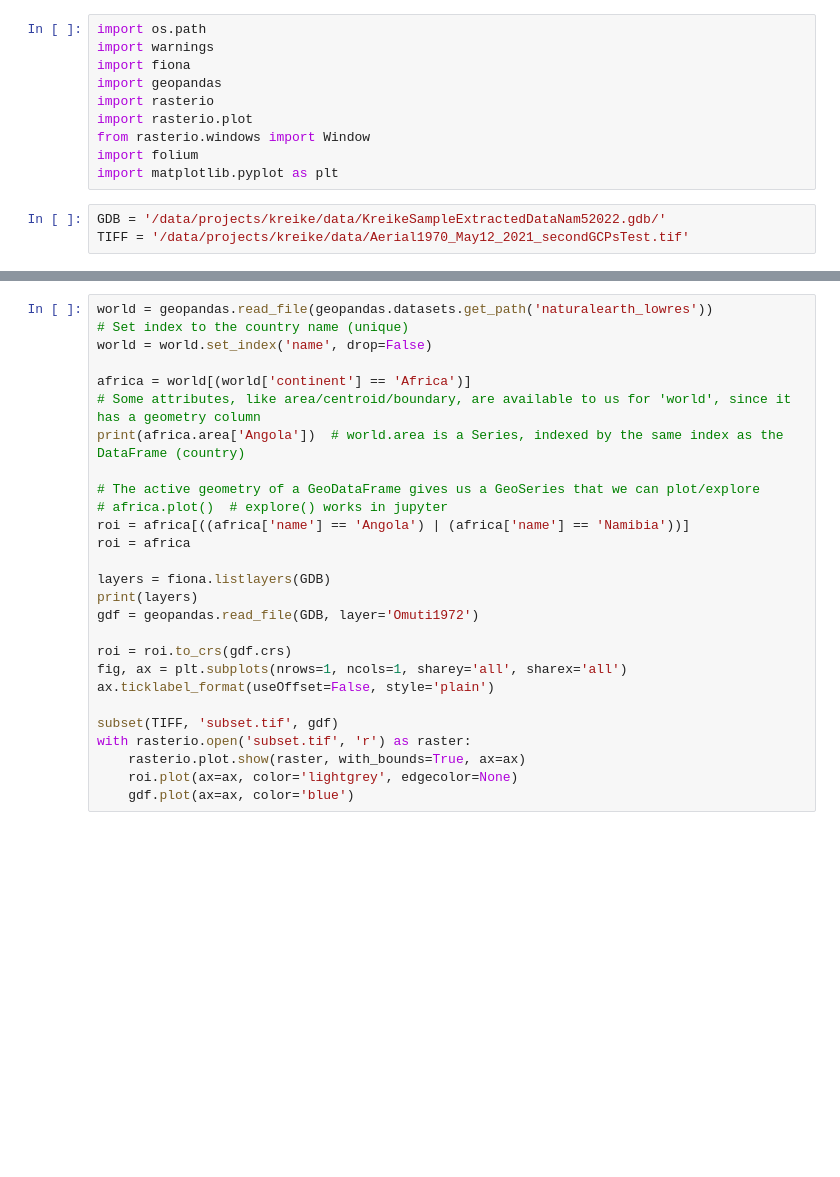
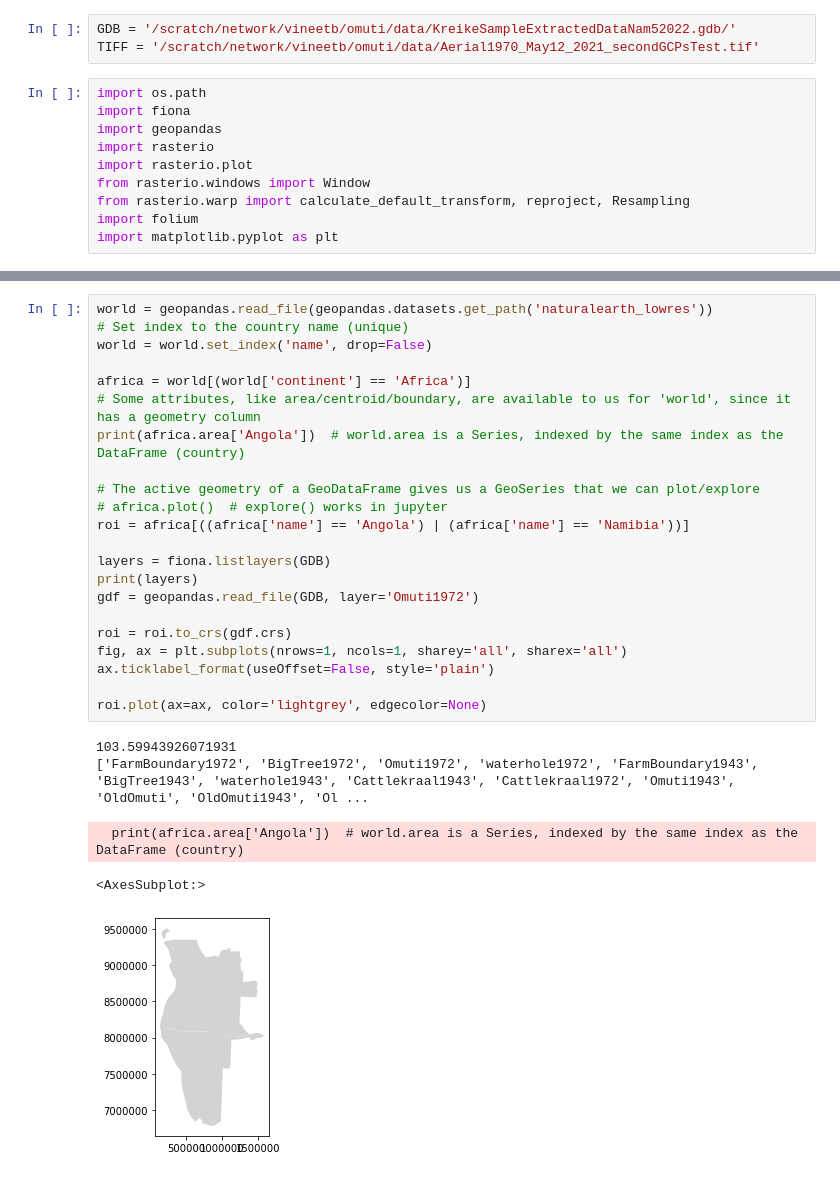
Before and after one commit to vineetbansal/omuti, a Jupyter notebook: notebooks/Demo.ipynb, the cells around one changed output, grey strips where cells are left out. Saved outputs shown, nothing was run; the diff lists cells and outputs as text; blank space fills up the shorter version.

```diff
--- a/notebooks/Demo.ipynb
+++ b/notebooks/Demo.ipynb
@@ -1,14 +1,14 @@
 # %%
-import os.path
-import warnings
-import fiona
-import geopandas
-import rasterio
-import rasterio.plot
-from rasterio.windows import Window
-import folium
-import matplotlib.pyplot as plt
+GDB = '/scratch/network/vineetb/omuti/data/KreikeSampleExtractedDataNam52022.gdb/'
+TIFF = '/scratch/network/vineetb/omuti/data/Aerial1970_May12_2021_secondGCPsTest.tif'
 # %%
-GDB = '/data/projects/kreike/data/KreikeSampleExtractedDataNam52022.gdb/'
-TIFF = '/data/projects/kreike/data/Aerial1970_May12_2021_secondGCPsTest.tif'
+import os.path
+import fiona
+import geopandas
+import rasterio
+import rasterio.plot
+from rasterio.windows import Window
+from rasterio.warp import calculate_default_transform, reproject, Resampling
+import folium
+import matplotlib.pyplot as plt
 # %%
@@ -49,29 +94,30 @@ def subset(input_tif, output_tif, gdf, band_index=1):
 # %%
 world = geopandas.read_file(geopandas.datasets.get_path('naturalearth_lowres'))
 # Set index to the country name (unique)
 world = world.set_index('name', drop=False)
 
 africa = world[(world['continent'] == 'Africa')]
 # Some attributes, like area/centroid/boundary, are available to us for 'world', since it has a geometry column
 print(africa.area['Angola'])  # world.area is a Series, indexed by the same index as the DataFrame (country)
 
 # The active geometry of a GeoDataFrame gives us a GeoSeries that we can plot/explore
 # africa.plot()  # explore() works in jupyter
 roi = africa[((africa['name'] == 'Angola') | (africa['name'] == 'Namibia'))]
-roi = africa
 
 layers = fiona.listlayers(GDB)
 print(layers)
 gdf = geopandas.read_file(GDB, layer='Omuti1972')
 
 roi = roi.to_crs(gdf.crs)
 fig, ax = plt.subplots(nrows=1, ncols=1, sharey='all', sharex='all')
 ax.ticklabel_format(useOffset=False, style='plain')
 
-subset(TIFF, 'subset.tif', gdf)
-with rasterio.open('subset.tif', 'r') as raster:
-    rasterio.plot.show(raster, with_bounds=True, ax=ax)
-    roi.plot(ax=ax, color='lightgrey', edgecolor=None)
-    gdf.plot(ax=ax, color='blue')
+roi.plot(ax=ax, color='lightgrey', edgecolor=None)
+# %% [output]
+103.59943926071931
+['FarmBoundary1972', 'BigTree1972', 'Omuti1972', 'waterhole1972', 'FarmBoundary1943', 'BigTree1943', 'waterhole1943', 'Cattlekraal1943', 'Cattlekraal1972', 'Omuti1943', 'OldOmuti', 'OldOmuti1943', 'Ol ...
+  print(africa.area['Angola'])  # world.area is a Series, indexed by the same index as the DataFrame (country)
+<AxesSubplot:>
+[figure, added]
 # %%
 gdf.explore()
```
Also changed, not shown: parts of 7 cells of this notebook, 2 other files.
